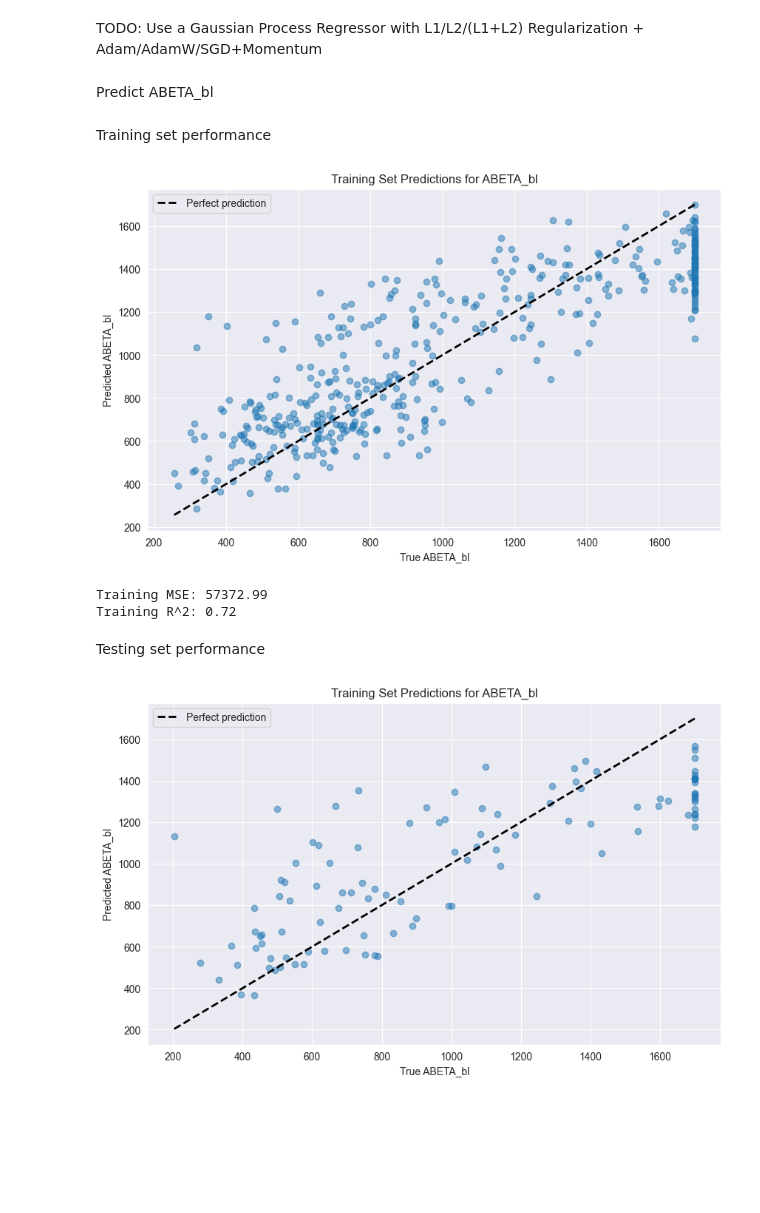
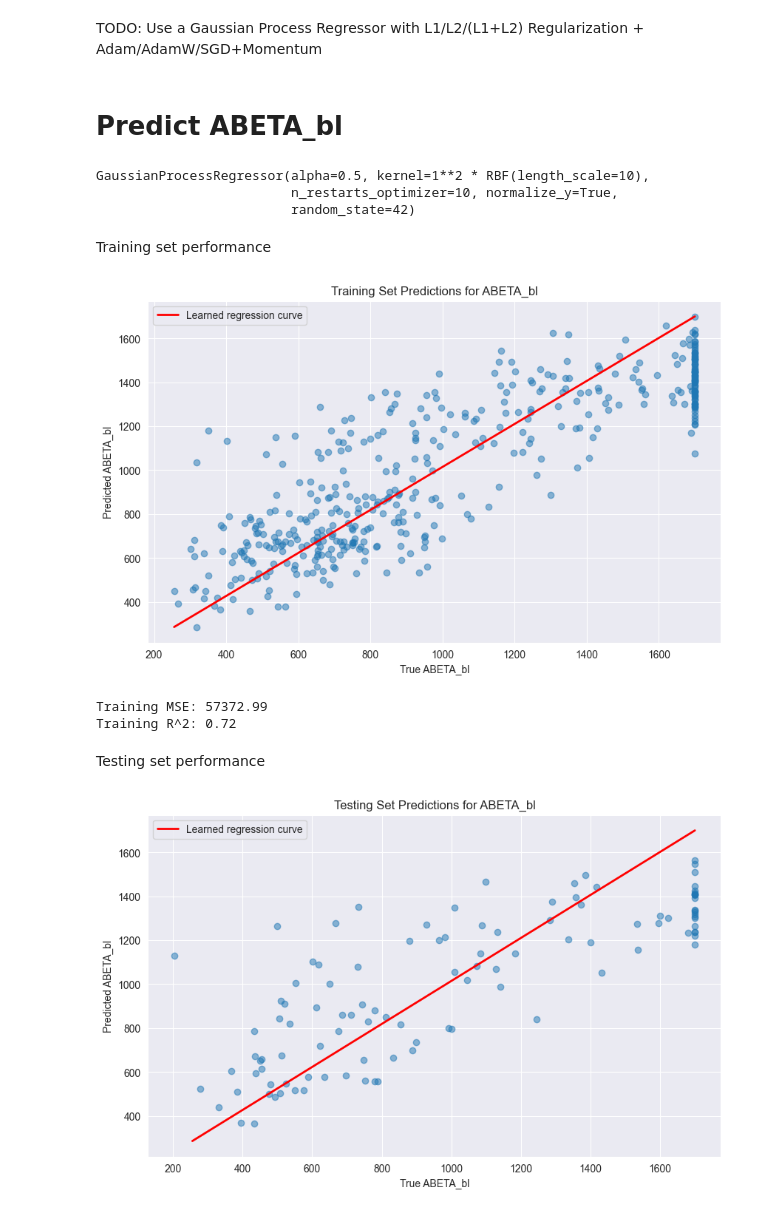
Before and after one commit to Aquila69420/adni-ml, a Jupyter notebook: train.ipynb, the cells around one changed output. Drawn from its saved outputs; the diff is of its cells as text; code cells hidden in the pictures; blank space fills up the shorter version.

```diff
--- a/train.ipynb
+++ b/train.ipynb
@@ -28,18 +26,16 @@ Columns: Index(['TAU_bl', 'PTAU_bl', 'ABETA_bl', 'PTEDUCAT', 'MMSE_bl',
 
 TODO: Use a Gaussian Process Regressor with L1/L2/(L1+L2) Regularization + Adam/AdamW/SGD+Momentum
 # %% [markdown]
-Predict ABETA_bl
+# Predict ABETA_bl #
 # %%
 X = df.drop(['ABETA_bl', 'PTAU_bl', 'TAU_bl'], axis=1)
 y = df['ABETA_bl']
-# Calculate the correlation coefficient for each column in X with respect to ABETA_bl and use the inverse as the length scale for the corresponding feature
-length_scales = np.array([1 / np.corrcoef(X[col], y).mean() if np.corrcoef(X[col], y).mean() != 0 else 1.0 for col in X.columns], dtype=np.float32)
+
 scaler = StandardScaler()
-scaler.fit(X)
-X = scaler.transform(X)
+X = scaler.fit_transform(X)
 X_train, X_test, y_train, y_test = train_test_split(X, y, train_size=0.8, random_state=42)
 
-kernel = (1.0 * RBF(length_scale=length_scales, length_scale_bounds=(1e1, 1e3))
+kernel = (1.0 * RBF(length_scale=1e1, length_scale_bounds=(1e1, 1e3))
           # + WhiteKernel(noise_level=1, noise_level_bounds=(1e-10, 1e1))
           )
 
@@ -48,5 +44,9 @@ gpr = GaussianProcessRegressor(
 )
 
 gpr.fit(X_train, y_train)
+# %% [output]
+GaussianProcessRegressor(alpha=0.5, kernel=1**2 * RBF(length_scale=10),
+                         n_restarts_optimizer=10, normalize_y=True,
+                         random_state=42)
 # %% [markdown]
 Training set performance
@@ -83,22 +53,16 @@ print(f'Training R^2: {r2_train:.2f}')
 # %%
 y_mean_train, y_std_train = gpr.predict(X_train, return_std=True)
-
+train_gradient = np.gradient(y_mean_train)
 # Plot training set predictions
 plt.figure(figsize=(10, 6))
 plt.scatter(y_train, y_mean_train, alpha=0.5)
-# plt.fill_between(
-#     y_train,
-#     y_mean_train - 1.96 * y_std_train,
-#     y_mean_train + 1.96 * y_std_train,
-#     color='gray',
-#     alpha=0.2,
-# )
+# Plot the learnt regression curve
 plt.plot(
     [y_train.min(), y_train.max()],
-    [y_train.min(), y_train.max()],
-    'k--',
+    [y_mean_train.min(), y_mean_train.max()],
+    'r-',
     lw=2,
-    label='Perfect prediction',
+    label='Learned regression curve',
 )
 plt.xlabel('True ABETA_bl')
 plt.ylabel('Predicted ABETA_bl')
@@ -111,7 +75,7 @@ r2_train = r2_score(y_train, y_mean_train)
 print(f'Training MSE: {mse_train:.2f}')
 print(f'Training R^2: {r2_train:.2f}')
 # %% [output]
-[figure, old version]
+[figure, new version]
 Training MSE: 57372.99
 Training R^2: 0.72
 # %% [markdown]
@@ -150,33 +83,27 @@ print(f'Testing R^2: {r2_test:.2f}')
 # %%
 y_mean_test, y_std_test = gpr.predict(X_test, return_std=True)
-
+test_gradient = np.gradient(y_mean_test)
 # Plot training set predictions
 plt.figure(figsize=(10, 6))
 plt.scatter(y_test, y_mean_test, alpha=0.5)
-# plt.fill_between(
-#     y_test,
-#     y_mean_test - 1.96 * y_std_test,
-#     y_mean_test + 1.96 * y_std_test,
-#     color='gray',
-#     alpha=0.2,
-# )
+# Plot the learnt regression curve
 plt.plot(
-    [y_test.min(), y_test.max()],
-    [y_test.min(), y_test.max()],
-    'k--',
+    [y_train.min(), y_train.max()],
+    [y_mean_train.min(), y_mean_train.max()],
+    'r-',
     lw=2,
-    label='Perfect prediction',
+    label='Learned regression curve',
 )
 plt.xlabel('True ABETA_bl')
 plt.ylabel('Predicted ABETA_bl')
-plt.title('Training Set Predictions for ABETA_bl')
+plt.title('Testing Set Predictions for ABETA_bl')
 plt.legend()
 plt.show()
 
 mse_test = mean_squared_error(y_test, y_mean_test)
 r2_test = r2_score(y_test, y_mean_test)
 
 print(f'Testing MSE: {mse_test:.2f}')
 print(f'Testing R^2: {r2_test:.2f}')
 # %% [output]
-[figure, old version]
+[figure, new version]
```
Also changed, not shown: parts of 21 cells of this notebook.
